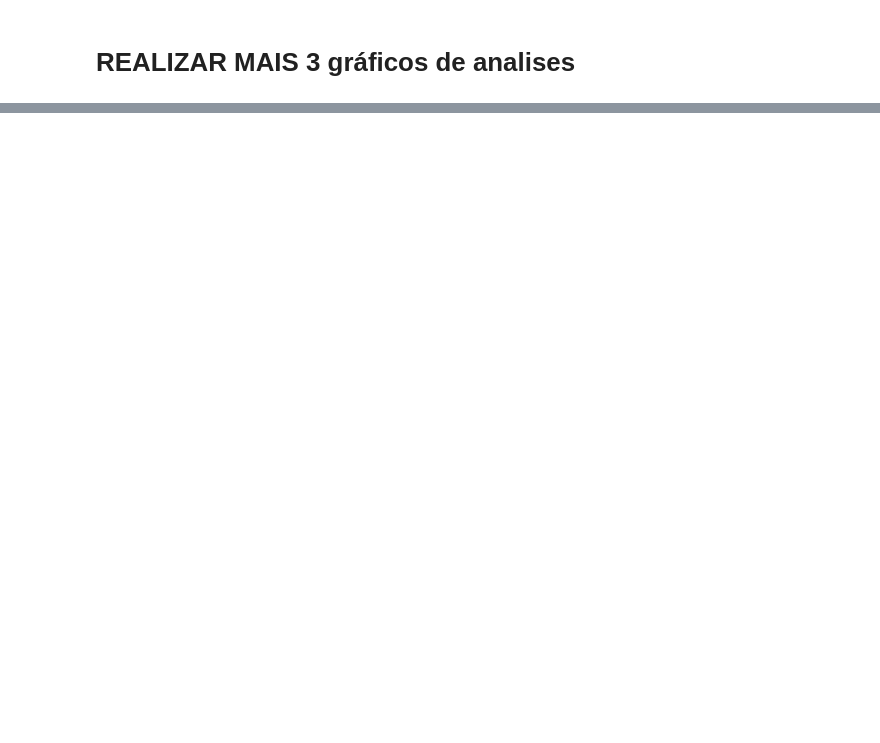
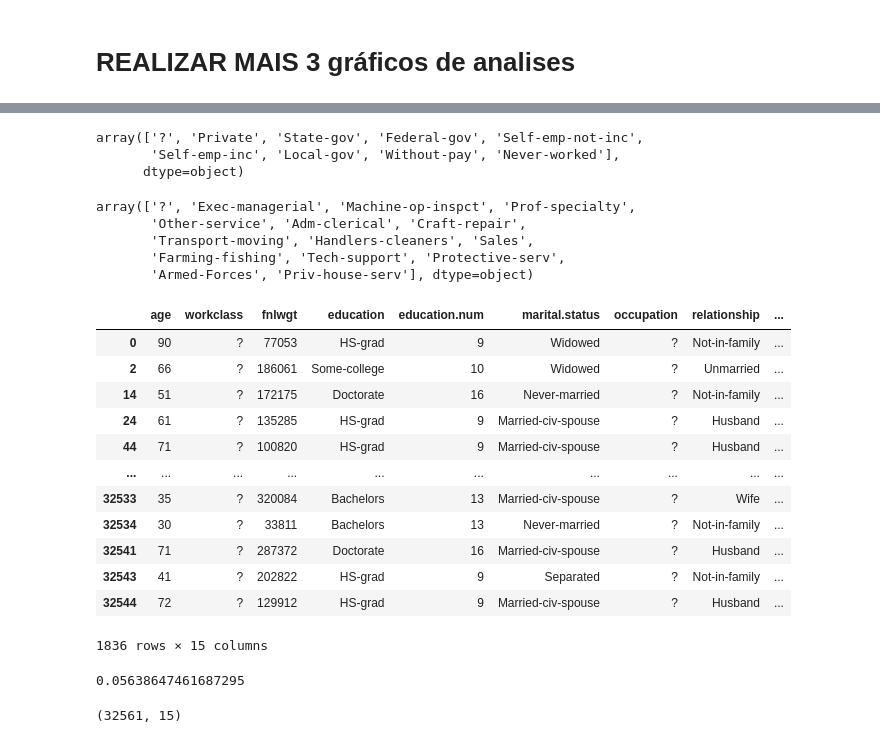
Before and after one commit to matheusmoyaoliveira/fiap-projetos-1tdspv, a Jupyter notebook: Artificial Intelligence & Chatbot/aula-jupyter-notebook/Noturno_Salario.ipynb, the cells around one changed output, grey strips where cells are left out. Drawn from its saved outputs; the diff is of its cells as text; code cells hidden in the pictures; blank space fills up the shorter version.

```diff
--- a/Artificial Intelligence & Chatbot/aula-jupyter-notebook/Noturno_Salario.ipynb
+++ b/Artificial Intelligence & Chatbot/aula-jupyter-notebook/Noturno_Salario.ipynb
@@ -130,0 +215,38 @@ fig.show()
+# %%
+df['workclass'].unique()
+# %% [output]
+array(['?', 'Private', 'State-gov', 'Federal-gov', 'Self-emp-not-inc',
+       'Self-emp-inc', 'Local-gov', 'Without-pay', 'Never-worked'],
+      dtype=object)
+# %%
+df['occupation'].unique()
+# %% [output]
+array(['?', 'Exec-managerial', 'Machine-op-inspct', 'Prof-specialty',
+       'Other-service', 'Adm-clerical', 'Craft-repair',
+       'Transport-moving', 'Handlers-cleaners', 'Sales',
+       'Farming-fishing', 'Tech-support', 'Protective-serv',
+       'Armed-Forces', 'Priv-house-serv'], dtype=object)
+# %%
+df[ df['workclass'] == '?' ]
+# %% [output]
+|  | age | workclass | fnlwgt | education | education.num | marital.status | occupation | relationship | ... |
+| 0 | 90 | ? | 77053 | HS-grad | 9 | Widowed | ? | Not-in-family | ... |
+| 2 | 66 | ? | 186061 | Some-college | 10 | Widowed | ? | Unmarried | ... |
+| 14 | 51 | ? | 172175 | Doctorate | 16 | Never-married | ? | Not-in-family | ... |
+| 24 | 61 | ? | 135285 | HS-grad | 9 | Married-civ-spouse | ? | Husband | ... |
+| 44 | 71 | ? | 100820 | HS-grad | 9 | Married-civ-spouse | ? | Husband | ... |
+| ... | ... | ... | ... | ... | ... | ... | ... | ... | ... |
+| 32533 | 35 | ? | 320084 | Bachelors | 13 | Married-civ-spouse | ? | Wife | ... |
+| 32534 | 30 | ? | 33811 | Bachelors | 13 | Never-married | ? | Not-in-family | ... |
+| 32541 | 71 | ? | 287372 | Doctorate | 16 | Married-civ-spouse | ? | Husband | ... |
+| 32543 | 41 | ? | 202822 | HS-grad | 9 | Separated | ? | Not-in-family | ... |
+| 32544 | 72 | ? | 129912 | HS-grad | 9 | Married-civ-spouse | ? | Husband | ... |
+1836 rows × 15 columns
+# %%
+1836/df.shape[0]
+# %% [output]
+0.05638647461687295
+# %%
+df.shape
+# %% [output]
+(32561, 15)
```
Also changed, not shown: parts of 38 cells of this notebook.
